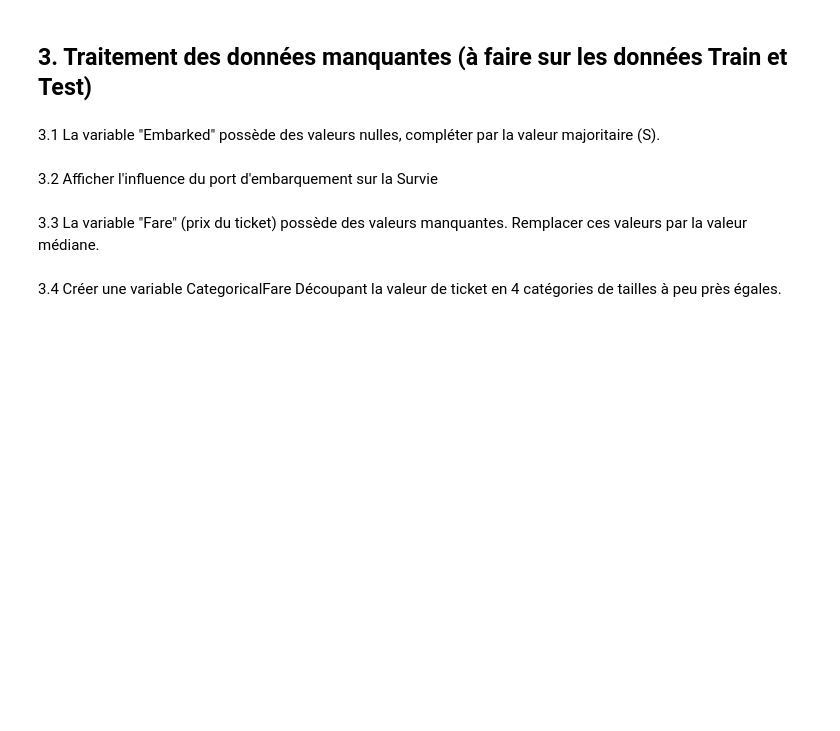
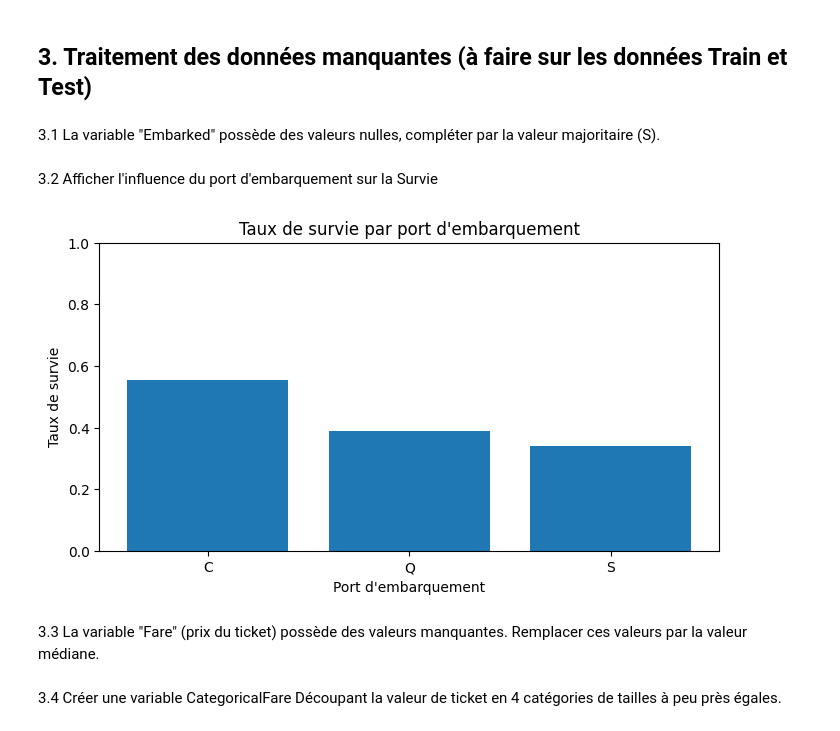
Before and after one commit to jeanlamarre16/datascience, a Jupyter notebook: TP2_prepa_feature.ipynb, the cells around one changed output. Cells and saved outputs as stored; diff of their text form; code cells hidden in the pictures; blank space fills up the shorter version.

```diff
--- a/TP2_prepa_feature.ipynb
+++ b/TP2_prepa_feature.ipynb
@@ -161,7 +336,29 @@ Ignorer les colonnes Name, Ticket et Cabin
 ## 3. Traitement des données manquantes (à faire sur les données Train et Test)
 # %% [markdown]
 3.1 La variable "Embarked" possède des valeurs nulles, compléter par la valeur majoritaire (S).
+# %%
+def fill_embarked_na(df):
+    most_frequent_embarked = df['Embarked'].mode()[0]
+    df['Embarked'] = df['Embarked'].fillna(most_frequent_embarked)
+    return df
+
+df_train = fill_embarked_na(df_train)
+df_test = fill_embarked_na(df_test)
 # %% [markdown]
 3.2 Afficher l'influence du port d'embarquement sur la Survie
+# %%
+def plot_survival_by_embarked(df):
+    survival_rates = df.groupby('Embarked')['Survived'].mean()
+    plt.figure(figsize=(8, 4))
+    plt.bar(survival_rates.index, survival_rates.values)
+    plt.title('Taux de survie par port d\'embarquement')
+    plt.xlabel('Port d\'embarquement')
+    plt.ylabel('Taux de survie')
+    plt.ylim(0, 1)
+    plt.show()
+
+plot_survival_by_embarked(df_train)
+# %% [output]
+[figure, added]
 # %% [markdown]
 3.3 La variable "Fare" (prix du ticket) possède des valeurs manquantes. Remplacer ces valeurs par la valeur médiane.
```
Also changed, not shown: parts of 26 cells of this notebook.
